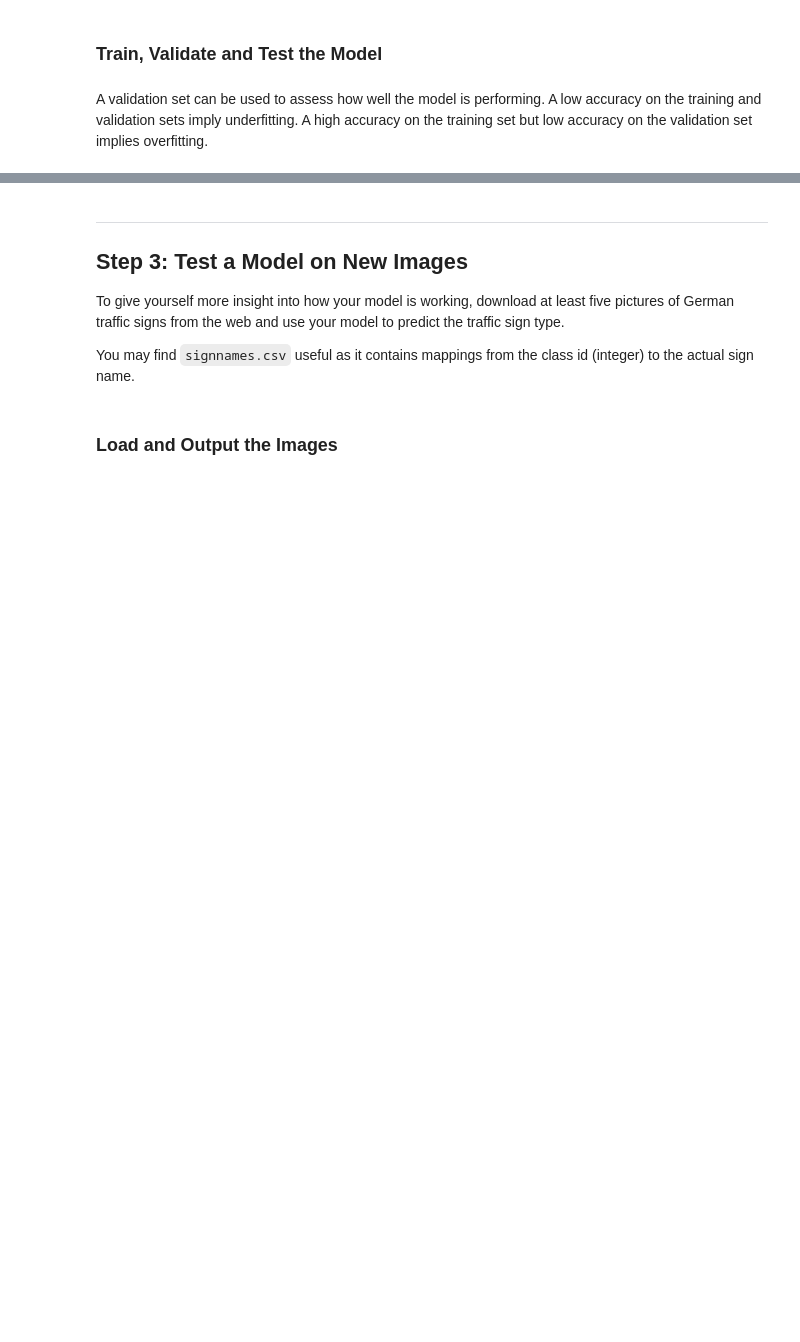
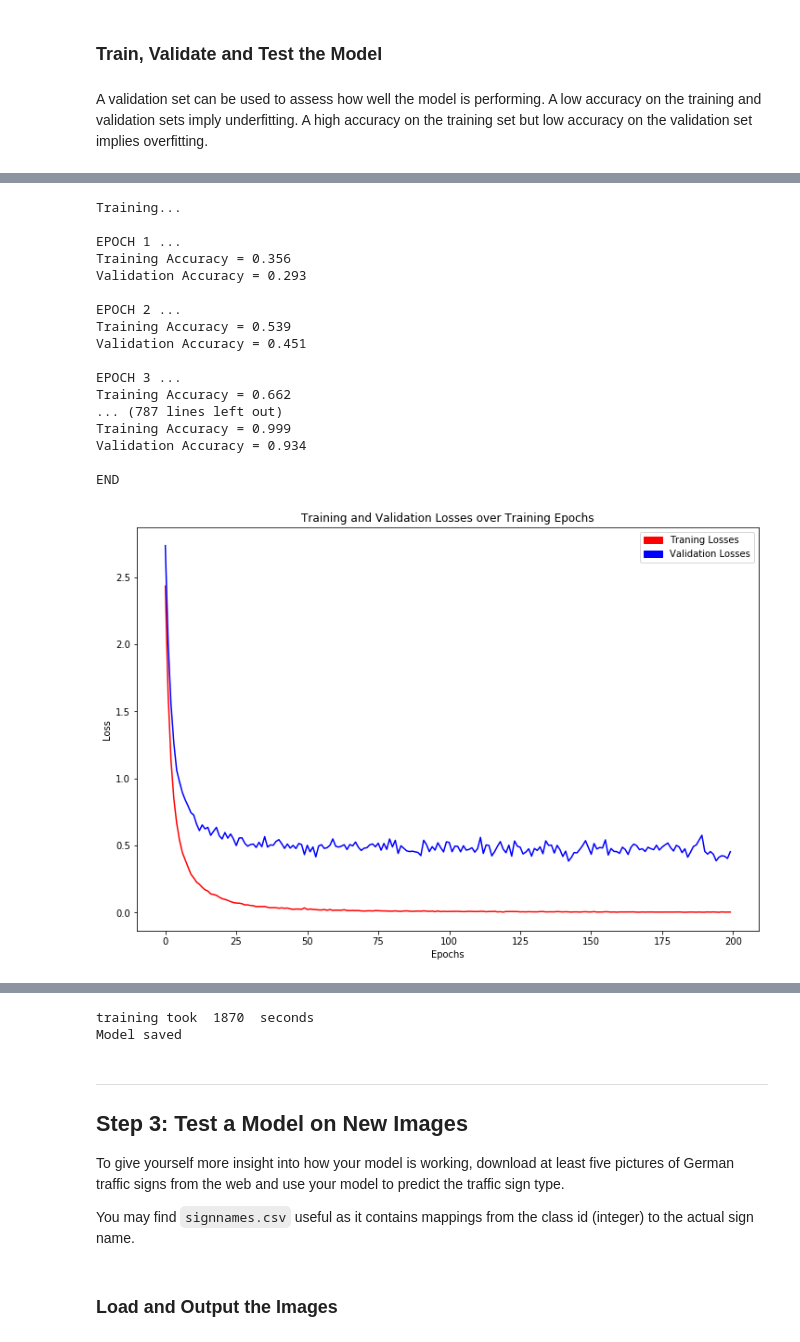
Before and after one commit to Wubuntu88/CarND-Traffic-Sign-Classifier-Project, a Jupyter notebook: Traffic_Sign_Classifier_Modified_LeNet_Submission.ipynb, the cells around one changed output, grey strips where cells are left out. Cells and saved outputs as stored; diff of their text form; code cells hidden in the pictures; blank space fills up the shorter version.

```diff
--- a/Traffic_Sign_Classifier_Modified_LeNet_Submission.ipynb
+++ b/Traffic_Sign_Classifier_Modified_LeNet_Submission.ipynb
@@ -324,7 +324,7 @@ def evaluate(X_data, y_data):
         total_loss += (loss * len(batch_x))
     return total_accuracy / num_examples, total_loss / num_examples
 # %%
-EPOCHS = 10
+EPOCHS = 200
 BATCH_SIZE = 128
 from sklearn.utils import shuffle
 from datetime import datetime
@@ -366,32 +368,52 @@ with tf.Session() as sess:
     plt.plot(training_losses, c='red')
     plt.plot(validation_losses, c='blue')
     plt.title("Training and Validation Losses over Training Epochs")
     plt.xlabel("Epochs")
     plt.ylabel("Loss")
     training_losses_patch = mpatches.Patch(color='red',
                                            label='Traning Losses')
     validation_losses_patch = mpatches.Patch(color='blue',
                                              label='Validation Losses')
 
     plt.legend(handles=[training_losses_patch,
                         validation_losses_patch])
 
     plt.show()
     plt.plot(training_accuracies, c='red', label='Training Accuracy')
     plt.plot(validation_accuracies, c='blue', label='Validation Accuracy')
     plt.title("Training and Validation Accuracies over Training Epochs")
     plt.xlabel("Epochs")
     plt.ylabel("Accuracy")
     training_accuracies_patch = mpatches.Patch(color='red',
                                            label='Traning Accuracy')
     validation_accuracies_patch = mpatches.Patch(color='blue',
                                              label='Validation Accuracy')
 
     plt.legend(handles=[training_accuracies_patch,
                         validation_accuracies_patch])
+    plt.axhline(y=.93, color='black', linestyle='-')
     plt.show()
     tstop = datetime.now()
     duration = tstop - tstart
     print("training took ", duration.seconds, " seconds")
-#     saver.save(sess, './my_net')
-#     print("Model saved")
+    saver.save(sess, './my_net')
+    print("Model saved")
+# %% [output]
+Training...
+
+EPOCH 1 ...
+Training Accuracy = 0.356
+Validation Accuracy = 0.293
+
+EPOCH 2 ...
+Training Accuracy = 0.539
+Validation Accuracy = 0.451
+
+EPOCH 3 ...
+Training Accuracy = 0.662
+... (787 lines left out)
+Training Accuracy = 0.999
+Validation Accuracy = 0.934
+
+END
+[figure, added]
@@ -398,3 +421,5 @@ with tf.Session() as sess:
+training took  1870  seconds
+Model saved
 # %% [markdown]
 ---
 
```
Also changed, not shown: parts of 16 cells of this notebook.
